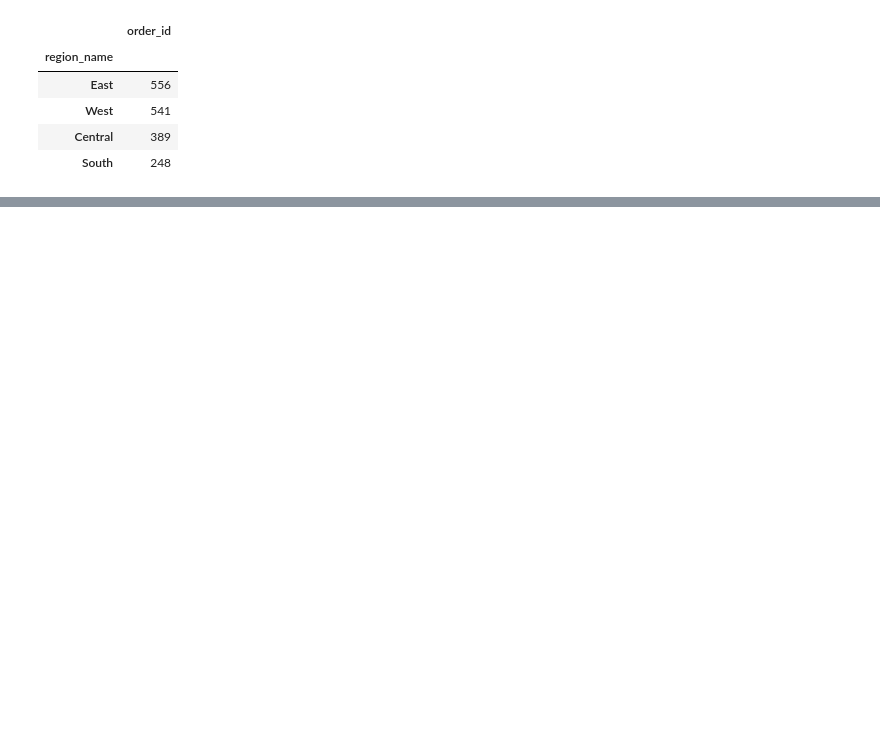
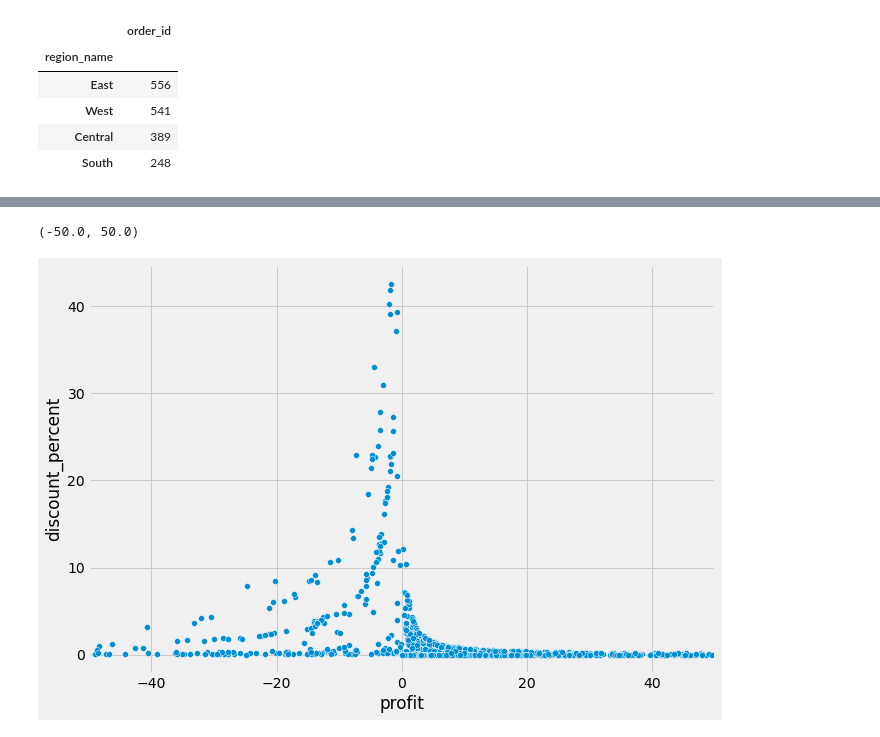
Before and after one commit to CJ-time-series-project/CJ-time-series-project, a Jupyter notebook: jerrys_explore.ipynb, the cells around one changed output, grey strips where cells are left out. Drawn from its saved outputs; the diff is of its cells as text; code cells hidden in the pictures; blank space fills up the shorter version.

```diff
--- a/jerrys_explore.ipynb
+++ b/jerrys_explore.ipynb
@@ -736,0 +753,6 @@ df.groupby(['category', df.index.year])['discount'].sum().unstack(0).plot()
+# %%
+sns.scatterplot(x= df.profit, y=df.discount_percent, data=df.category == 'Furniture')
+plt.xlim(-50,50)
+# %% [output]
+(-50.0, 50.0)
+[figure, added]
```
Also changed, not shown: parts of 4 cells of this notebook, 2 other files.
